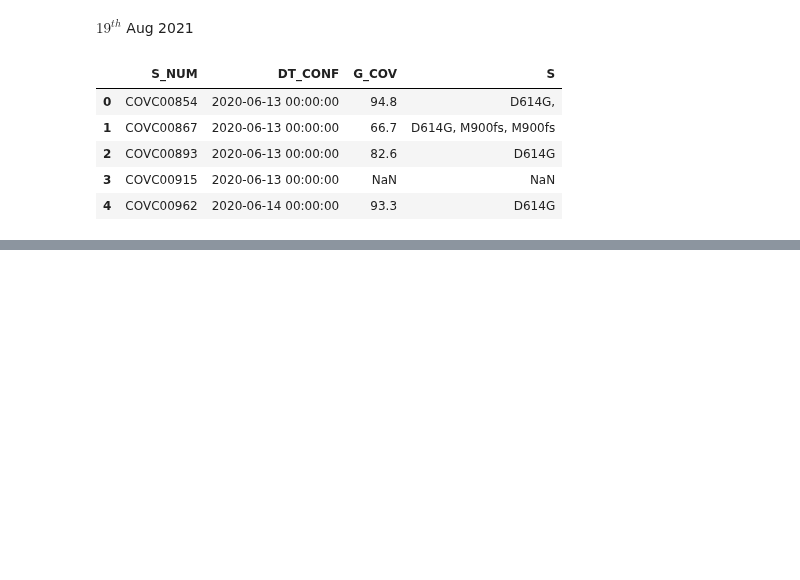
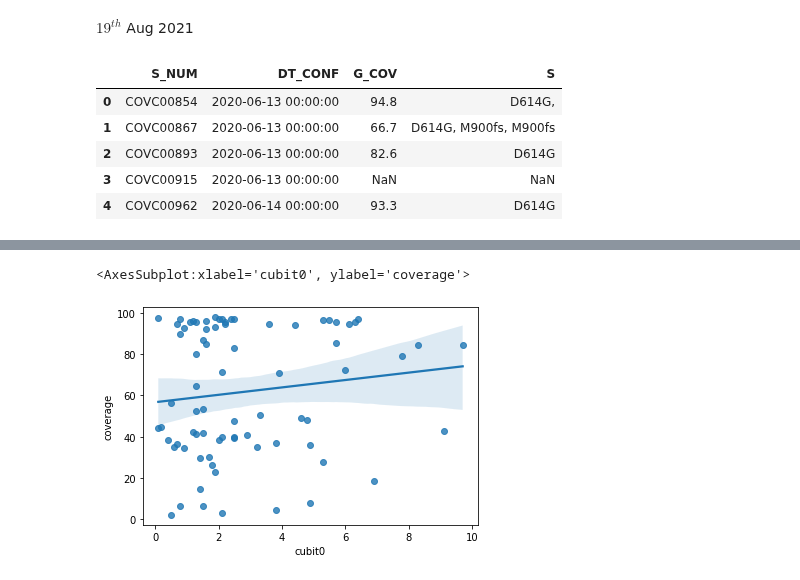
Before and after one commit to ousodaniel/SARS-CoV-2-Data-Workflows, a Jupyter notebook: track-spike-muts.ipynb, the cells around one changed output, grey strips where cells are left out. Saved outputs shown, nothing was run; the diff lists cells and outputs as text; code cells hidden in the pictures; blank space fills up the shorter version.

```diff
--- a/track-spike-muts.ipynb
+++ b/track-spike-muts.ipynb
@@ -85,0 +195,6 @@ df_data_ts['S'].resample('W', origin='start').count().plot()
+# %%
+import seaborn as sns
+sns.regplot(below10['cubit0'], below10['coverage'])
+# %% [output]
+<AxesSubplot:xlabel='cubit0', ylabel='coverage'>
+[figure, added]
```
Also changed, not shown: parts of 25 cells of this notebook.
